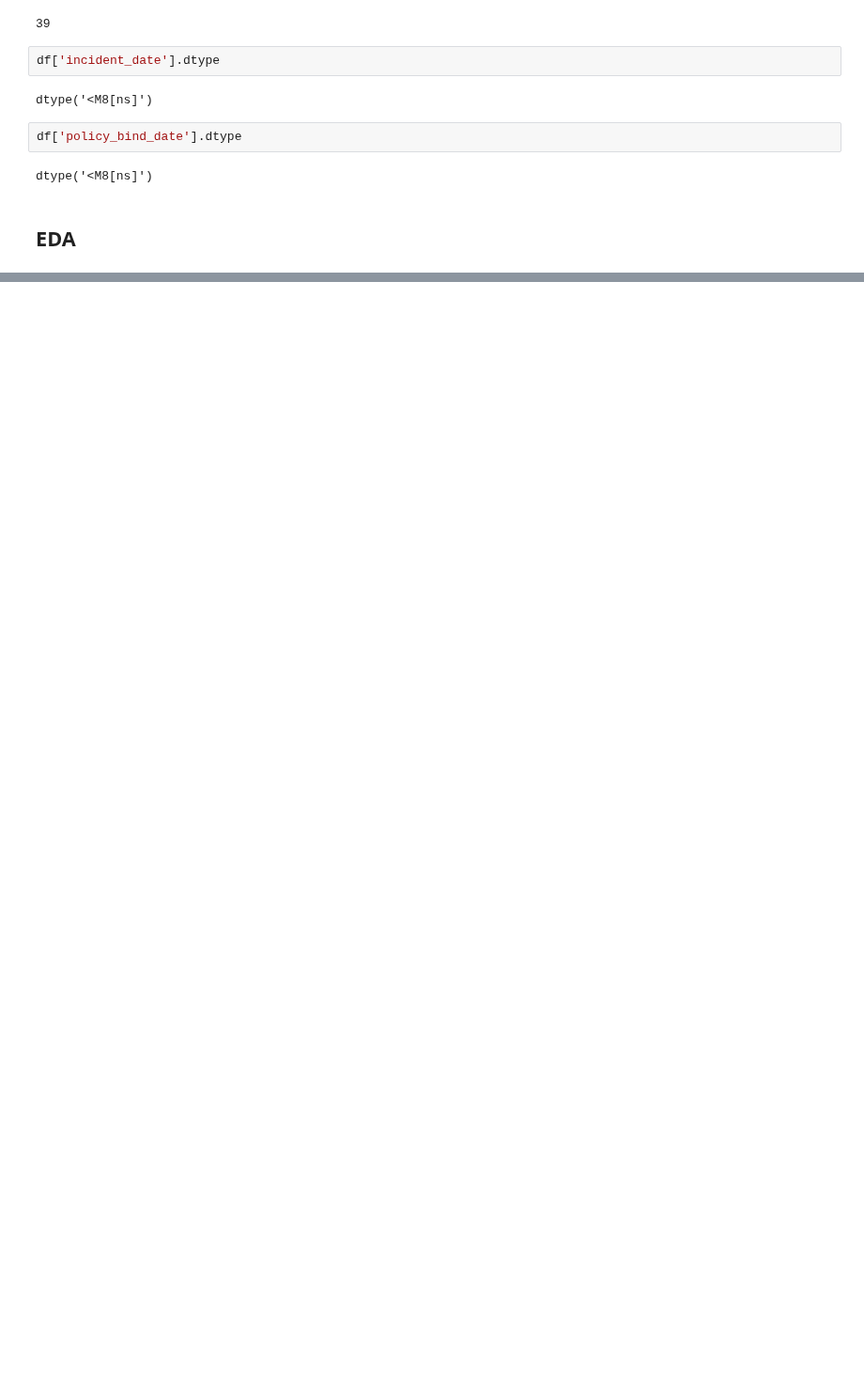
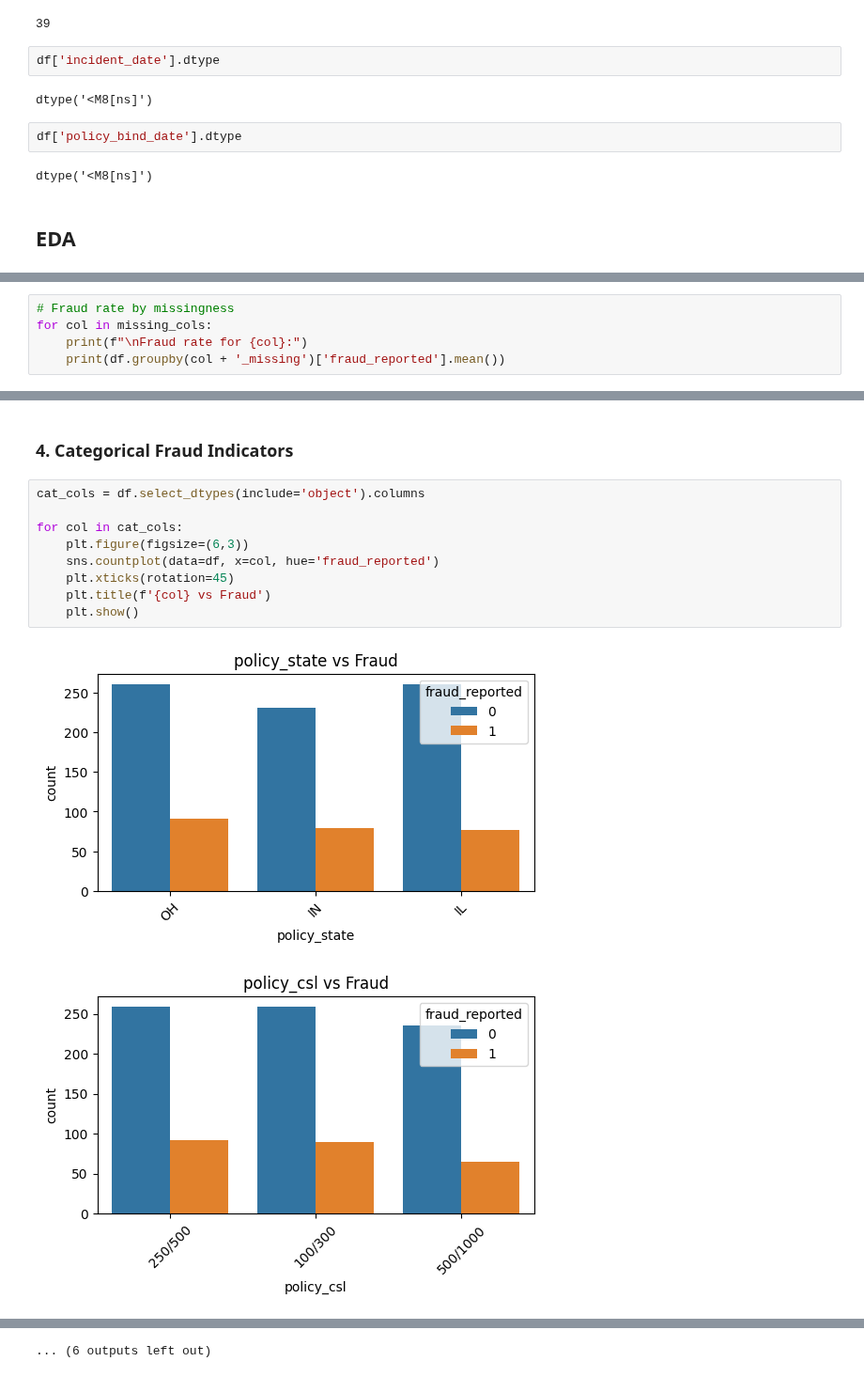
Before and after one commit to PavithraThantry-1998/insurance-claim-analysis-eda, a Jupyter notebook: notebooks/insurance_claim_eda.ipynb, the cells around one changed output, grey strips where cells are left out. Shown at 94% size. Cells and saved outputs as stored; diff of their text form; blank space fills up the shorter version.

```diff
--- a/notebooks/insurance_claim_eda.ipynb
+++ b/notebooks/insurance_claim_eda.ipynb
@@ -241,0 +247,5 @@ Before imputation, we explore whether missingness itself is associated with frau
+# %%
+# Fraud rate by missingness
+for col in missing_cols:
+    print(f"\nFraud rate for {col}:")
+    print(df.groupby(col + '_missing')['fraud_reported'].mean())
@@ -241,0 +306,14 @@ Before imputation, we explore whether missingness itself is associated with frau
+# %% [markdown]
+### 4. Categorical Fraud Indicators
+# %%
+cat_cols = df.select_dtypes(include='object').columns
+
+for col in cat_cols:
+    plt.figure(figsize=(6,3))
+    sns.countplot(data=df, x=col, hue='fraud_reported')
+    plt.xticks(rotation=45)
+    plt.title(f'{col} vs Fraud')
+    plt.show()
+# %% [output]
+[figure, added]
+[figure, added]
@@ -241,0 +330 @@ Before imputation, we explore whether missingness itself is associated with frau
+... (6 outputs left out)
```
Also changed, not shown: parts of 14 cells of this notebook.
